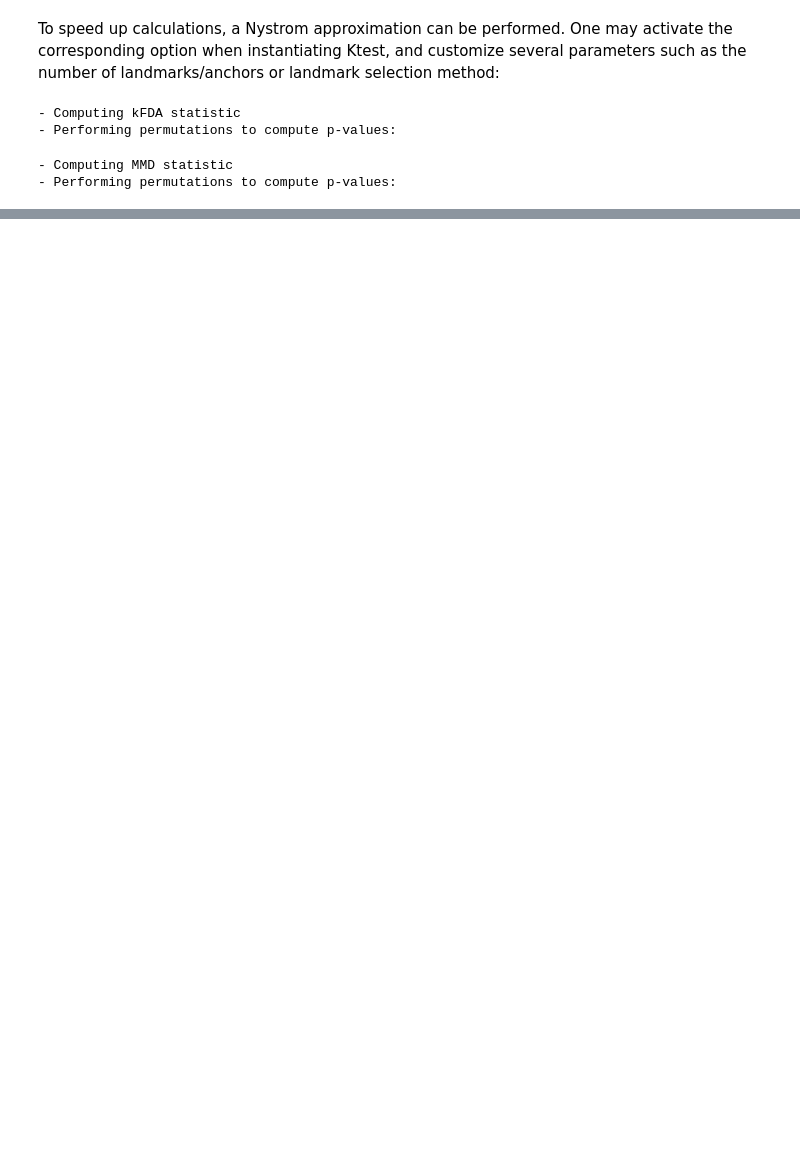
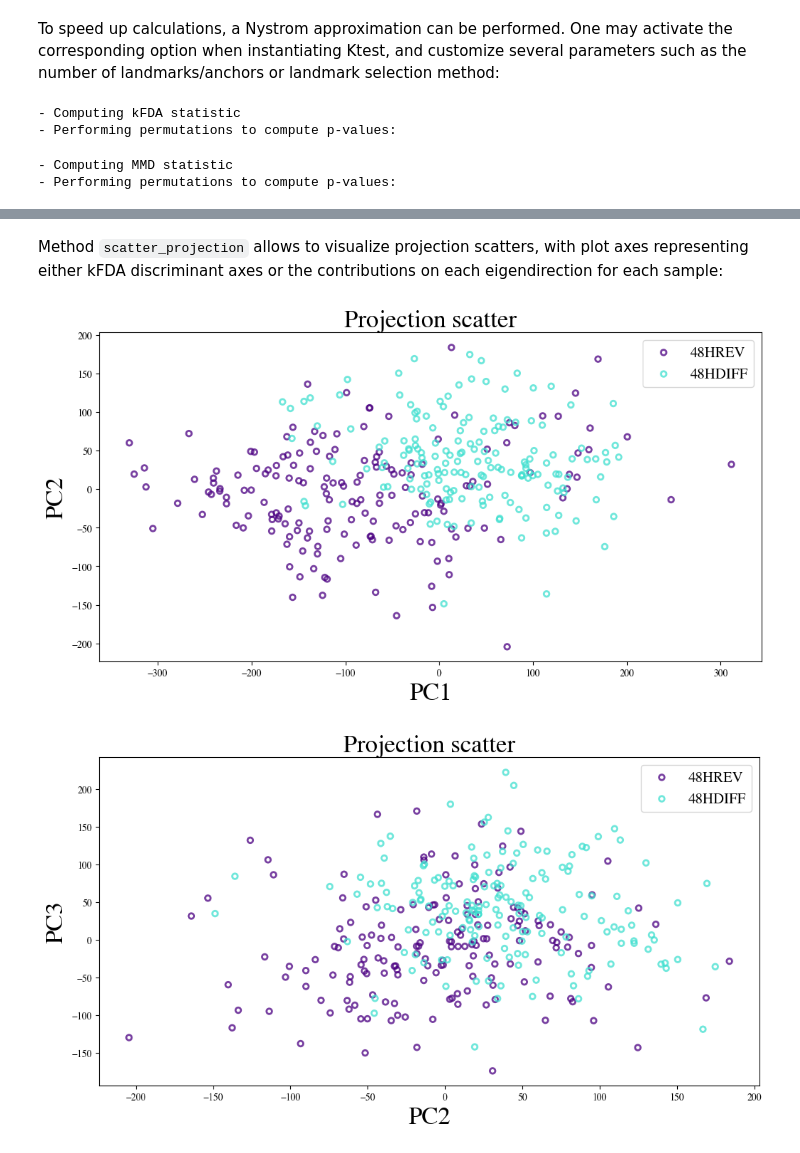
Before and after one commit to LMJL-Alea/ktest, a Jupyter notebook: tutorials/demo_ktest.ipynb, the cells around one changed output, grey strips where cells are left out. Drawn from its saved outputs; the diff is of its cells as text; code cells hidden in the pictures; blank space fills up the shorter version.

```diff
--- a/tutorials/demo_ktest.ipynb
+++ b/tutorials/demo_ktest.ipynb
@@ -178,0 +191,8 @@ permutation - 0.0.
+# %% [markdown]
+Method `scatter_projection` allows to visualize projection scatters, with plot axes representing either kFDA discriminant axes or the contributions on each eigendirection for each sample:
+# %%
+for t in range(1, 6):
+    kt_1.scatter_projection(t_x=t, t_y=t+1, proj_xy=['within_kpca', 'within_kpca'])
+# %% [output]
+[figure, added]
+[figure, added]
```
Also changed, not shown: parts of 18 cells of this notebook.
